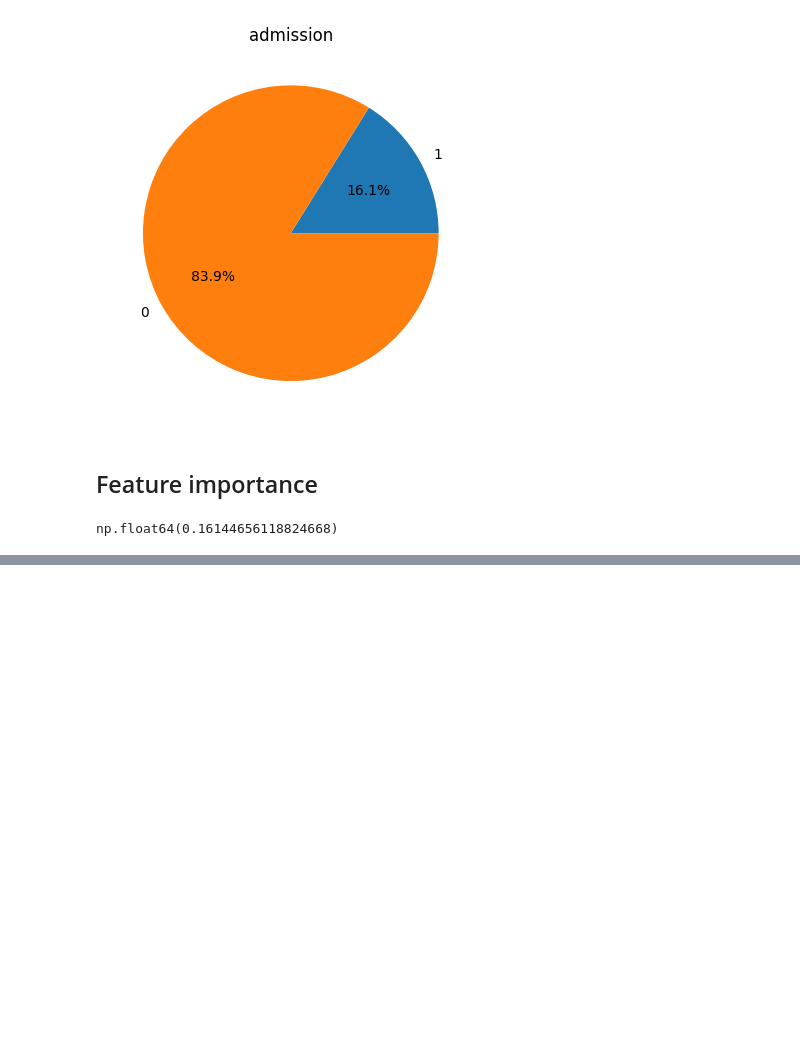
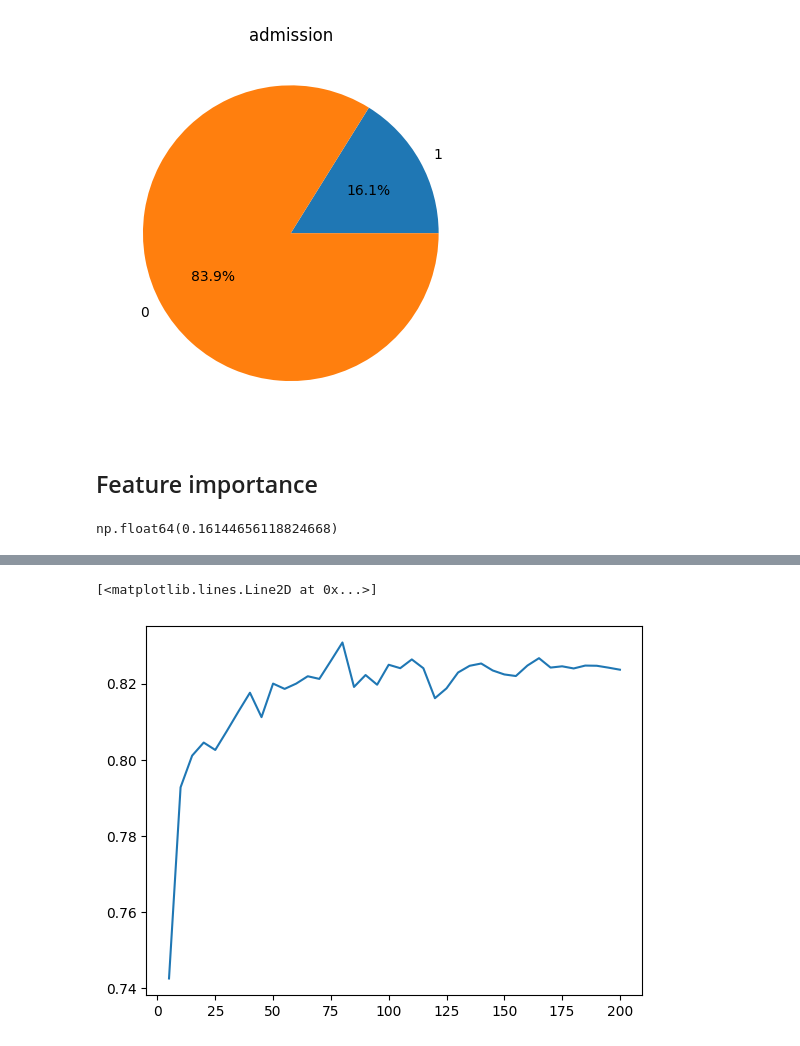
Before and after one commit to KatePril/admission-prediction, a Jupyter notebook: notebook.ipynb, the cells around one changed output, grey strips where cells are left out. Drawn from its saved outputs; the diff is of its cells as text; code cells hidden in the pictures; blank space fills up the shorter version.

```diff
--- a/notebook.ipynb
+++ b/notebook.ipynb
@@ -251,0 +628,4 @@ del data_test["admission"]
+# %%
+tree_depth_5 = DecisionTreeClassifier(max_depth=5, min_samples_leaf=100)
+# %%
+tree_depth_5.fit(X_full_train, y_train)
@@ -251,0 +634,3 @@ del data_test["admission"]
+# %%
+y_pred = tree_depth_5.predict_proba(X_full_test)[:, 1]
+roc_auc_score(y_test, y_pred)
@@ -251,0 +645,12 @@ del data_test["admission"]
+# %%
+scores = []
+d = {}
+for n in range(5, 201, 5):
+    forest = RandomForestClassifier(n_estimators=n)
+    forest.fit(X_train, y_train)
+
+    y_pred = forest.predict_proba(X_val)[:, 1]
+    auc = roc_auc_score(y_val, y_pred)
+
+    scores.append((n, auc))
+    d[n] = auc
@@ -251,0 +678,6 @@ del data_test["admission"]
+# %%
+df_scores = pd.DataFrame(scores, columns=['n_estimators', 'auc'])
+plt.plot(df_scores.n_estimators, df_scores.auc)
+# %% [output]
+[<matplotlib.lines.Line2D at 0x...>]
+[figure, added]
```
Also changed, not shown: parts of 104 cells of this notebook, 2 other files.
